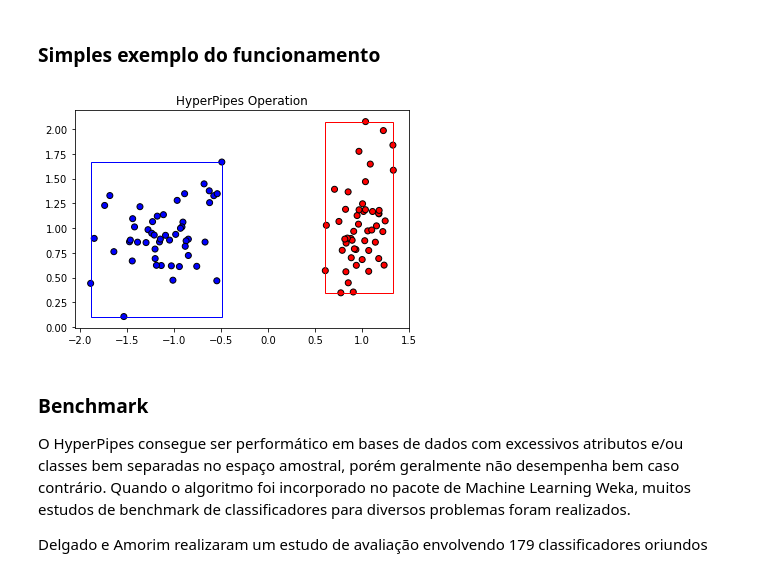
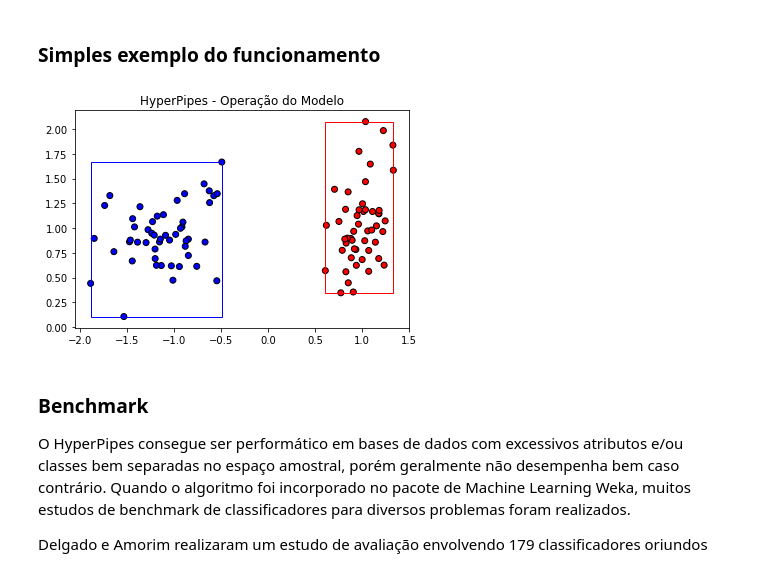
Before and after one commit to allantargino/clustered-hyper-pipes, a Jupyter notebook: notebooks/ClassDecomposition.ipynb, the cells around one changed output. Cells and saved outputs as stored; diff of their text form; code cells hidden in the pictures.

Commit message:
adding diagram imgs

```diff
--- a/notebooks/ClassDecomposition.ipynb
+++ b/notebooks/ClassDecomposition.ipynb
@@ -111,25 +111,25 @@ def getVisualHyperPipe(numerical_bounds, color):
 # %%
 X, y = make_classification(n_features=2, n_redundant=0, n_informative=2, random_state=1, n_clusters_per_class=1)
 
 hp = HyperPipes()
 hp.fit(X,y)
 
 colorMap = ListedColormap(['#FF0000', '#0000FF'])
 colors = ['r', 'b']
 
 # Plot the training points
 plt.scatter(X[:, 0], X[:, 1], c=y, cmap=colorMap, edgecolors='k')
 
 # Plot the Hyper Pipes
 currentAxis = plt.gca()
 for pipe, color in zip(hp.hyper_pipes, colors):
     rect = getVisualHyperPipe(pipe.numerical_bounds, color)
     currentAxis.add_patch(rect)
 
-plt.title('HyperPipes Operation')
+plt.title('HyperPipes - Operação do Modelo')
 plt.show()
 # %% [output]
-[figure, old version]
+[figure, new version]
 # %% [markdown]
 ### Benchmark
 
```
Also changed, not shown: parts of 7 cells of this notebook, 2 other files.
